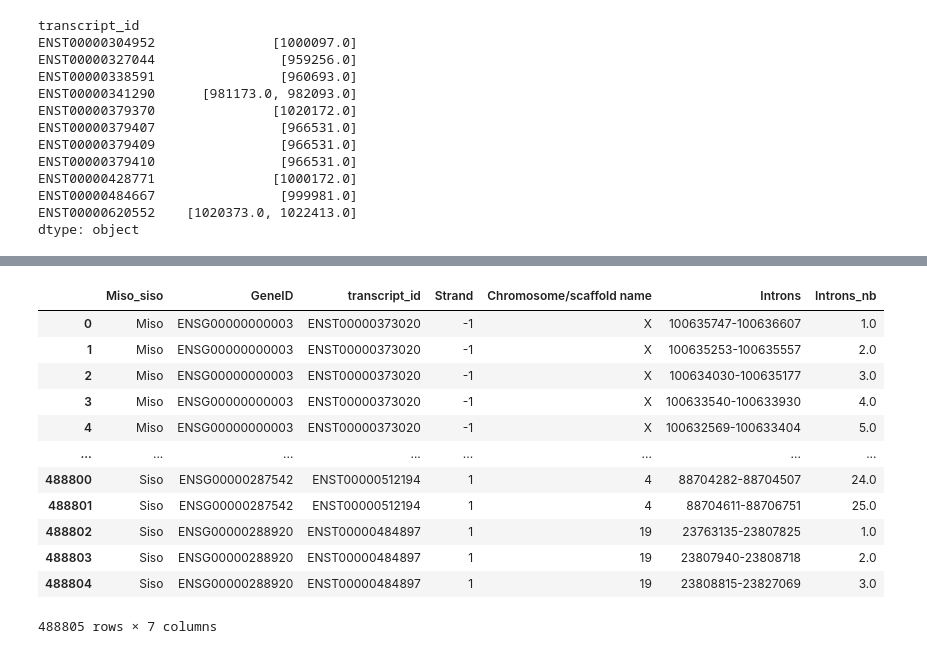
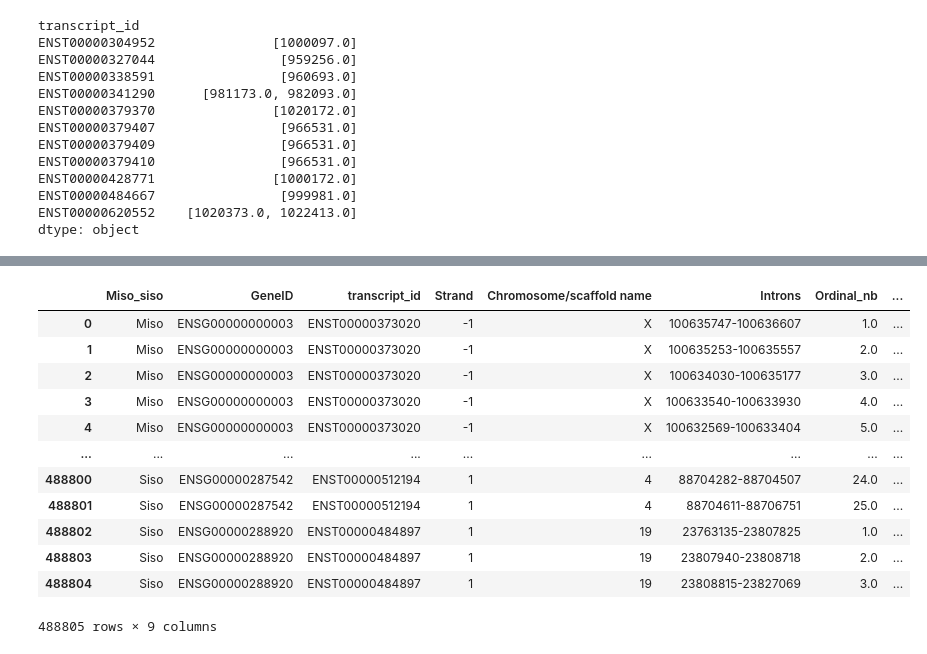
Before and after one commit to weber8thomas/MISOG_SISOG, a Jupyter notebook: src/misog_sisog_analysis.ipynb, the cells around one changed output, grey strips where cells are left out. Saved outputs shown, nothing was run; the diff lists cells and outputs as text; code cells hidden in the pictures.

```diff
--- a/src/misog_sisog_analysis.ipynb
+++ b/src/misog_sisog_analysis.ipynb
@@ -278,10 +306,11 @@ def exon_ord(df):
     elif df.Strand.values[0] == -1:
         df = df.sort_values(by=['Exon region start (bp)', 'Exon region end (bp)'], ascending=False)
 
-    df['Exon_nb'] = list(range(1,df.shape[0]+1))
-    df['Exon_length'] = df['Exon region end (bp)'] - df['Exon region start (bp)']
+    df['Ordinal_nb'] = list(range(1,df.shape[0]+1))
+    df['Length'] = df['Exon region end (bp)'] - df['Exon region start (bp)']
+    df['Ordinal_nb_inverted'] = np.array(list(range(1,df.shape[0] + 1))[::-1]) * -1
 
-    return df[['Miso_siso', 'GeneID', 'transcript_id', 'Strand', 'Chromosome/scaffold name', 'Exon region start (bp)', 'Exon region end (bp)', 'Exon_nb', 'Exon_length']]
+    return df[['Miso_siso', 'GeneID', 'transcript_id', 'Strand', 'Chromosome/scaffold name', 'Exon region start (bp)', 'Exon region end (bp)', 'Ordinal_nb', 'Ordinal_nb_inverted', 'Length']]
 
 
 exon_tmp_dev = exon_miso_siso_to_keep[['GeneID', 'transcript_id', 'Strand', 'Chromosome/scaffold name', 'Exon region start (bp)', 'Exon region end (bp)', "5' UTR start", "5' UTR end", "3' UTR start", "3' UTR end", 'CDS start', 'CDS end', 'Miso_siso']]
@@ -295,7 +324,7 @@ exon_tmp_dev = exon_tmp_dev.groupby(['Miso_siso', 'GeneID', 'transcript_id']).pr
 
 exon_tmp_dev['Chromosome/scaffold name'] = exon_tmp_dev['Chromosome/scaffold name'].astype(str)
 
-exon_tmp_dev.to_sql('Exons', engine, if_exists='replace')
+# exon_tmp_dev.to_sql('Exons', engine, if_exists='replace')
 
 exon_tmp_dev.to_parquet('/gstock/GeneIso/V2/Exons.parquet')
 
@@ -482,46 +518,54 @@ def get_introns(df):
     # Final list
     l = ["{}-{}".format(e, l[j + 1]) for j, e in enumerate(l) if j < len(l) - 1 if j % 2 == 0]
     df['Introns'] = l + [np.nan]
 
 
     if df.Strand.values[0] == -1:
         df = df.sort_values(by=['Exon region start (bp)', 'Exon region end (bp)'], ascending=False)
 
-    df.loc[df['Introns'].isna() == False,  'Introns_nb'] = range(1,len(l)+1)
+        df.loc[df['Introns'].isna() == False,  'Ordinal_nb'] = range(1,len(l)+1)
+        df['Ordinal_nb_inverted'] = np.array(list(range(1,df.shape[0] + 1))[::-1]) * -1
+
+    if df.Strand.values[0] == 1:
+        df = df.sort_values(by=['Exon region start (bp)', 'Exon region end (bp)'])
+
+        df.loc[df['Introns'].isna() == False,  'Ordinal_nb'] = range(1,len(l)+1)
+        df['Ordinal_nb_inverted'] = (np.array(list(range(1,df.shape[0] + 1))[::-1]) * -1) + 1
 
 #         df['Introns_nb'] = range(1,len(l)+2)
 
-    return df[['Miso_siso', 'GeneID', 'transcript_id', 'Strand', 'Chromosome/scaffold name', 'Introns', 'Introns_nb']].dropna()
+    return df[['Miso_siso', 'GeneID', 'transcript_id', 'Strand', 'Chromosome/scaffold name', 'Introns', 'Ordinal_nb', 'Ordinal_nb_inverted']].dropna()
 #     return df[['GeneID', 'transcript_id', 'Strand', 'Chromosome/scaffold name', 'Introns', 'Introns_nb']]
 
 
 exon_tmp_dev = exon_miso_siso_to_keep[['GeneID', 'transcript_id', 'Strand', 'Chromosome/scaffold name', 'Exon region start (bp)', 'Exon region end (bp)', "5' UTR start", "5' UTR end", "3' UTR start", "3' UTR end", 'CDS start', 'CDS end', 'Miso_siso']]
 exon_tmp_dev = exon_tmp_dev.sort_values(by=['Chromosome/scaffold name', 'Exon region start (bp)', 'Exon region end (bp)', 'GeneID', 'transcript_id'])
 exon_tmp_dev['ranges'] = exon_tmp_dev['Exon region start (bp)'].astype(str) + '-' + exon_tmp_dev['Exon region end (bp)'].astype(str)
 
 # exon_tmp_dev = exon_tmp_dev.loc[exon_tmp_dev['GeneID'].isin(exon_tmp_dev['GeneID'].unique().tolist()[:100])]
 
 
 
 introns_df = exon_tmp_dev.groupby(['Miso_siso', 'GeneID', 'transcript_id']).progress_apply(get_introns).reset_index(drop=True)
 introns_df['Chromosome/scaffold name'] = introns_df['Chromosome/scaffold name'].astype(str)
+introns_df["Length"] = introns_df["Introns"].apply(lambda r: int(r.split("-")[1]) - int(r.split("-")[0]))
 
 
-introns_df.to_sql('Introns', engine, if_exists='replace')
+# introns_df.to_sql('Introns', engine, if_exists='replace')
 introns_df.to_parquet('/gstock/GeneIso/V2/Introns.parquet')
 
 introns_df
 # %% [output]
-|  | Miso_siso | GeneID | transcript_id | Strand | Chromosome/scaffold name | Introns | Introns_nb |
-| 0 | Miso | ENSG00000000003 | ENST00000373020 | -1 | X | 100635747-100636607 | 1.0 |
-| 1 | Miso | ENSG00000000003 | ENST00000373020 | -1 | X | 100635253-100635557 | 2.0 |
-| 2 | Miso | ENSG00000000003 | ENST00000373020 | -1 | X | 100634030-100635177 | 3.0 |
-| 3 | Miso | ENSG00000000003 | ENST00000373020 | -1 | X | 100633540-100633930 | 4.0 |
-| 4 | Miso | ENSG00000000003 | ENST00000373020 | -1 | X | 100632569-100633404 | 5.0 |
-| ... | ... | ... | ... | ... | ... | ... | ... |
-| 488800 | Siso | ENSG00000287542 | ENST00000512194 | 1 | 4 | 88704282-88704507 | 24.0 |
-| 488801 | Siso | ENSG00000287542 | ENST00000512194 | 1 | 4 | 88704611-88706751 | 25.0 |
-| 488802 | Siso | ENSG00000288920 | ENST00000484897 | 1 | 19 | 23763135-23807825 | 1.0 |
-| 488803 | Siso | ENSG00000288920 | ENST00000484897 | 1 | 19 | 23807940-23808718 | 2.0 |
-| 488804 | Siso | ENSG00000288920 | ENST00000484897 | 1 | 19 | 23808815-23827069 | 3.0 |
+|  | Miso_siso | GeneID | transcript_id | Strand | Chromosome/scaffold name | Introns | Ordinal_nb | ... |
+| 0 | Miso | ENSG00000000003 | ENST00000373020 | -1 | X | 100635747-100636607 | 1.0 | ... |
+| 1 | Miso | ENSG00000000003 | ENST00000373020 | -1 | X | 100635253-100635557 | 2.0 | ... |
+| 2 | Miso | ENSG00000000003 | ENST00000373020 | -1 | X | 100634030-100635177 | 3.0 | ... |
+| 3 | Miso | ENSG00000000003 | ENST00000373020 | -1 | X | 100633540-100633930 | 4.0 | ... |
+| 4 | Miso | ENSG00000000003 | ENST00000373020 | -1 | X | 100632569-100633404 | 5.0 | ... |
+| ... | ... | ... | ... | ... | ... | ... | ... | ... |
+| 488800 | Siso | ENSG00000287542 | ENST00000512194 | 1 | 4 | 88704282-88704507 | 24.0 | ... |
+| 488801 | Siso | ENSG00000287542 | ENST00000512194 | 1 | 4 | 88704611-88706751 | 25.0 | ... |
+| 488802 | Siso | ENSG00000288920 | ENST00000484897 | 1 | 19 | 23763135-23807825 | 1.0 | ... |
+| 488803 | Siso | ENSG00000288920 | ENST00000484897 | 1 | 19 | 23807940-23808718 | 2.0 | ... |
+| 488804 | Siso | ENSG00000288920 | ENST00000484897 | 1 | 19 | 23808815-23827069 | 3.0 | ... |
-488805 rows × 7 columns
+488805 rows × 9 columns
```
Also changed, not shown: parts of 6 cells of this notebook, 3 other files.
